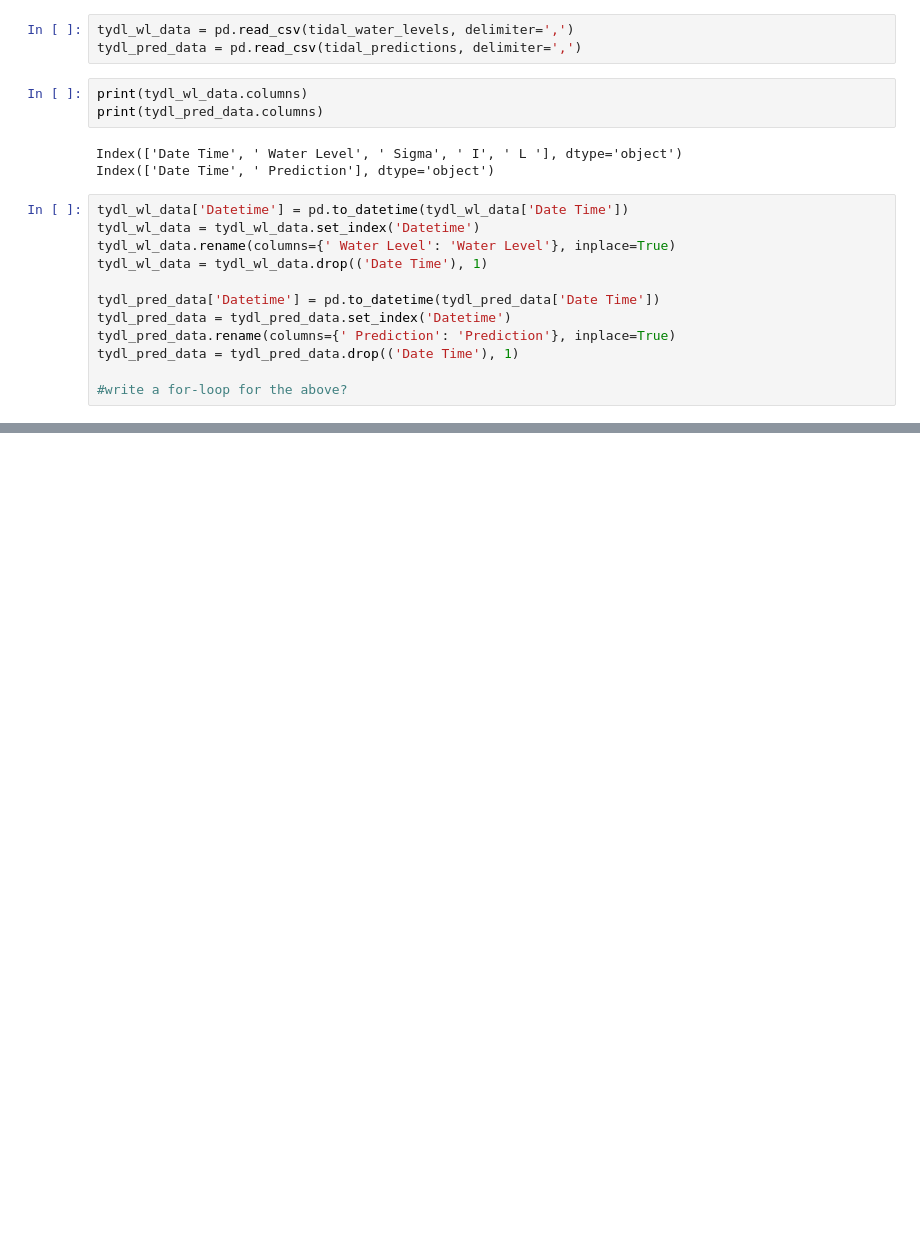
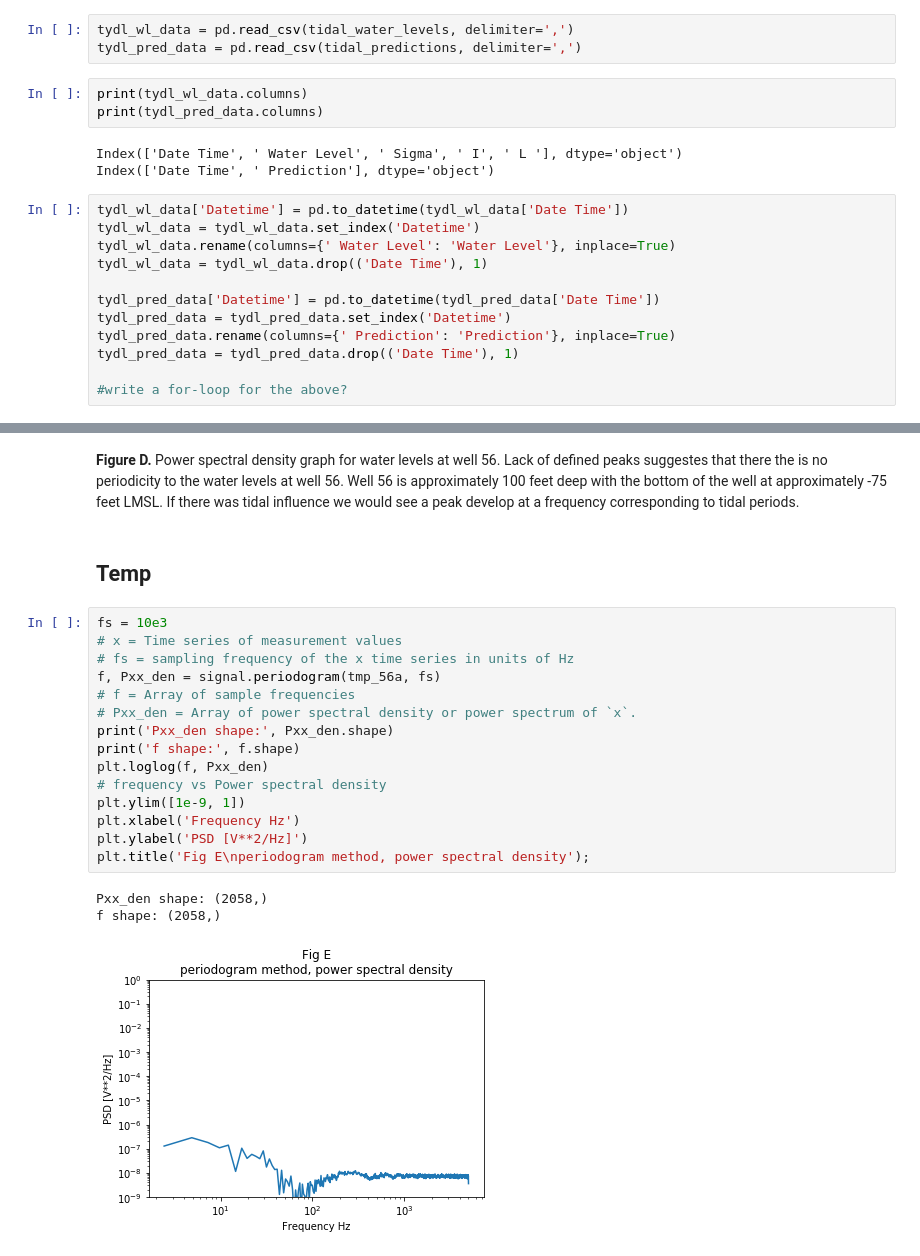
Before and after one commit to spencerbh/Fogland, a Jupyter notebook: Well56.ipynb, the cells around one changed output, grey strips where cells are left out. Cells and saved outputs as stored; diff of their text form; blank space fills up the shorter version.

```diff
--- a/Well56.ipynb
+++ b/Well56.ipynb
@@ -492,0 +584,23 @@ plt.xlim(['2017-08-16','2017-11-16'])
+# %% [markdown]
+**Figure D.** Power spectral density graph for water levels at well 56. Lack of defined peaks suggestes that there the is no periodicity to the water levels at well 56. Well 56 is approximately 100 feet deep with the bottom of the well at approximately -75 feet LMSL. If there was tidal influence we would see a peak develop at a frequency corresponding to tidal periods.
+# %% [markdown]
+## Temp
+# %%
+fs = 10e3
+# x = Time series of measurement values
+# fs = sampling frequency of the x time series in units of Hz
+f, Pxx_den = signal.periodogram(tmp_56a, fs)
+# f = Array of sample frequencies
+# Pxx_den = Array of power spectral density or power spectrum of `x`.
+print('Pxx_den shape:', Pxx_den.shape)
+print('f shape:', f.shape)
+plt.loglog(f, Pxx_den)
+# frequency vs Power spectral density
+plt.ylim([1e-9, 1])
+plt.xlabel('Frequency Hz')
+plt.ylabel('PSD [V**2/Hz]')
+plt.title('Fig E\nperiodogram method, power spectral density');
+# %% [output]
+Pxx_den shape: (2058,)
+f shape: (2058,)
+[figure, added]
```
Also changed, not shown: parts of 36 cells of this notebook.
